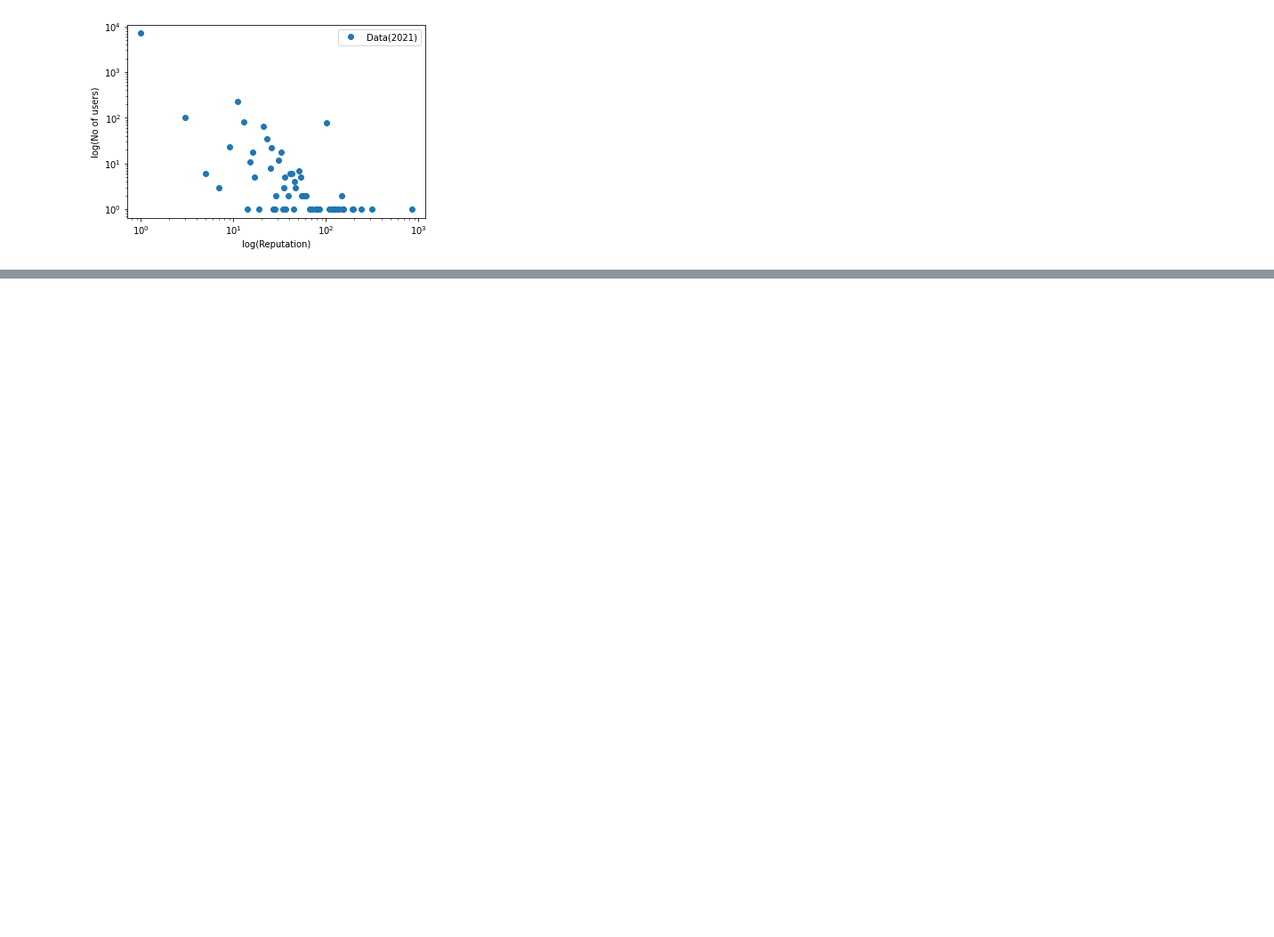
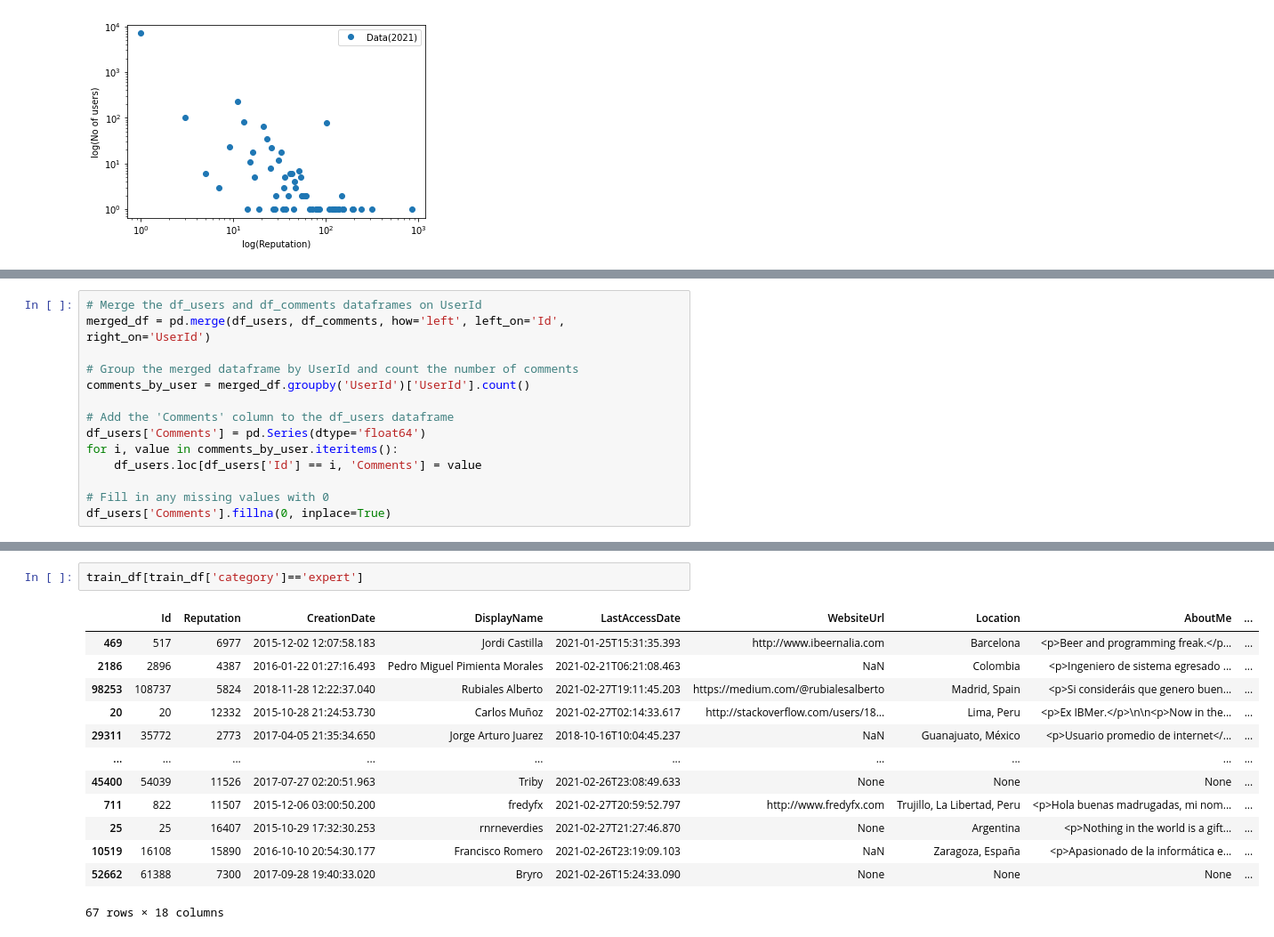
Before and after one commit to ngarg2lakehead/Reputation-System, a Jupyter notebook: Project.ipynb, the cells around one changed output, grey strips where cells are left out. Shown at 89% size. Cells and saved outputs as stored; diff of their text form; blank space fills up the shorter version.

```diff
--- a/Project.ipynb
+++ b/Project.ipynb
@@ -501,0 +606,14 @@ plt.show()
+# %%
+# Merge the df_users and df_comments dataframes on UserId
+merged_df = pd.merge(df_users, df_comments, how='left', left_on='Id', right_on='UserId')
+
+# Group the merged dataframe by UserId and count the number of comments
+comments_by_user = merged_df.groupby('UserId')['UserId'].count()
+
+# Add the 'Comments' column to the df_users dataframe
+df_users['Comments'] = pd.Series(dtype='float64')
+for i, value in comments_by_user.iteritems():
+    df_users.loc[df_users['Id'] == i, 'Comments'] = value
+
+# Fill in any missing values with 0
+df_users['Comments'].fillna(0, inplace=True)
@@ -501,0 +690,16 @@ plt.show()
+# %%
+train_df[train_df['category']=='expert']
+# %% [output]
+|  | Id | Reputation | CreationDate | DisplayName | LastAccessDate | WebsiteUrl | Location | AboutMe | ... |
+| 469 | 517 | 6977 | 2015-12-02 12:07:58.183 | Jordi Castilla | 2021-01-25T15:31:35.393 | http://www.ibeernalia.com | Barcelona | <p>Beer and programming freak.</p... | ... |
+| 2186 | 2896 | 4387 | 2016-01-22 01:27:16.493 | Pedro Miguel Pimienta Morales | 2021-02-21T06:21:08.463 | NaN | Colombia | <p>Ingeniero de sistema egresado ... | ... |
+| 98253 | 108737 | 5824 | 2018-11-28 12:22:37.040 | Rubiales Alberto | 2021-02-27T19:11:45.203 | https://medium.com/@rubialesalberto | Madrid, Spain | <p>Si consideráis que genero buen... | ... |
+| 20 | 20 | 12332 | 2015-10-28 21:24:53.730 | Carlos Muñoz | 2021-02-27T02:14:33.617 | http://stackoverflow.com/users/18... | Lima, Peru | <p>Ex IBMer.</p>\n\n<p>Now in the... | ... |
+| 29311 | 35772 | 2773 | 2017-04-05 21:35:34.650 | Jorge Arturo Juarez | 2018-10-16T10:04:45.237 | NaN | Guanajuato, México | <p>Usuario promedio de internet</... | ... |
+| ... | ... | ... | ... | ... | ... | ... | ... | ... | ... |
+| 45400 | 54039 | 11526 | 2017-07-27 02:20:51.963 | Triby | 2021-02-26T23:08:49.633 | None | None | None | ... |
+| 711 | 822 | 11507 | 2015-12-06 03:00:50.200 | fredyfx | 2021-02-27T20:59:52.797 | http://www.fredyfx.com | Trujillo, La Libertad, Peru | <p>Hola buenas madrugadas, mi nom... | ... |
+| 25 | 25 | 16407 | 2015-10-29 17:32:30.253 | rnrneverdies | 2021-02-27T21:27:46.870 | None | Argentina | <p>Nothing in the world is a gift... | ... |
+| 10519 | 16108 | 15890 | 2016-10-10 20:54:30.177 | Francisco Romero | 2021-02-26T23:19:09.103 | NaN | Zaragoza, España | <p>Apasionado de la informática e... | ... |
+| 52662 | 61388 | 7300 | 2017-09-28 19:40:33.020 | Bryro | 2021-02-26T15:24:33.090 | None | None | None | ... |
+67 rows × 18 columns
```
Also changed, not shown: parts of 42 cells of this notebook.
